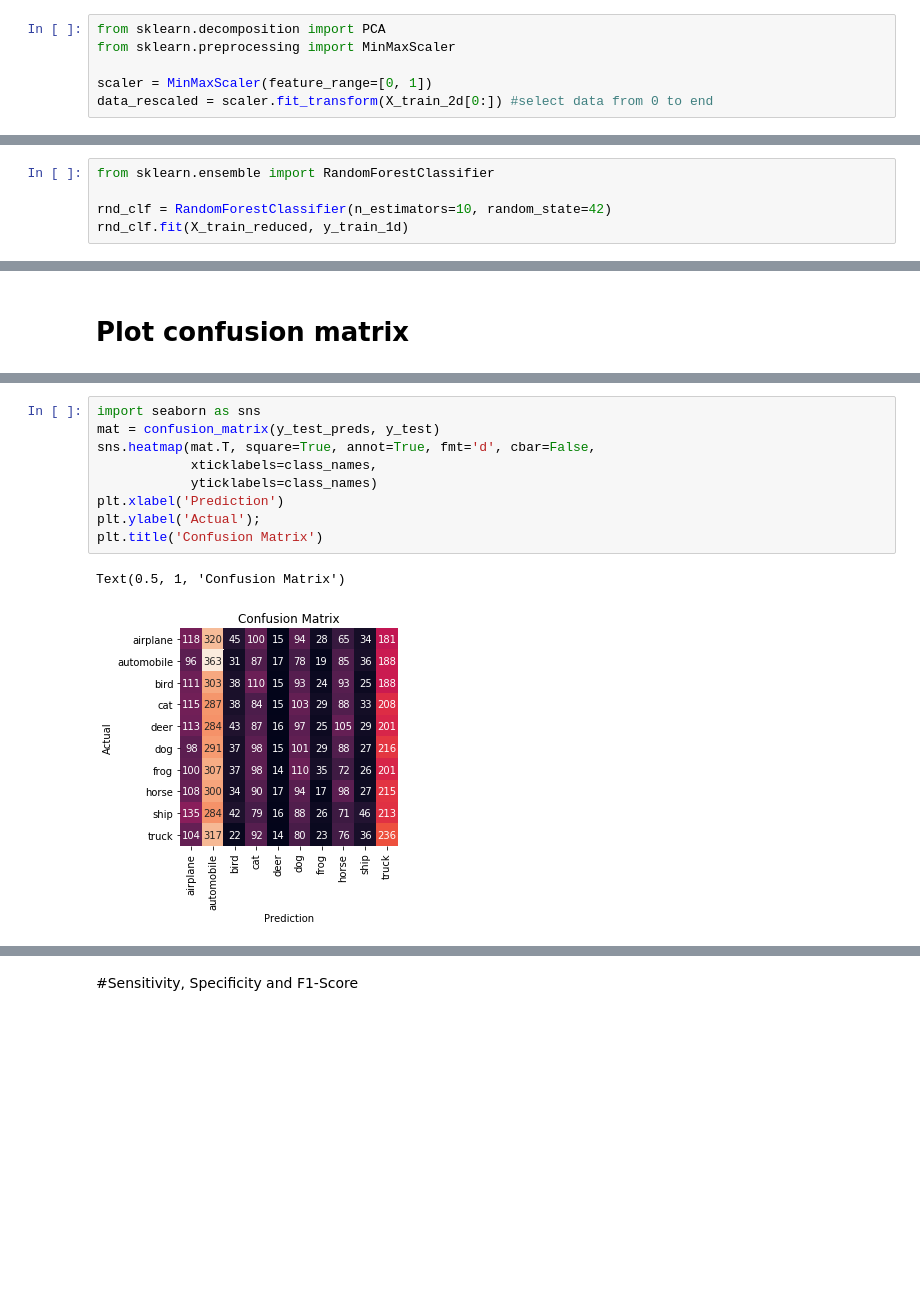
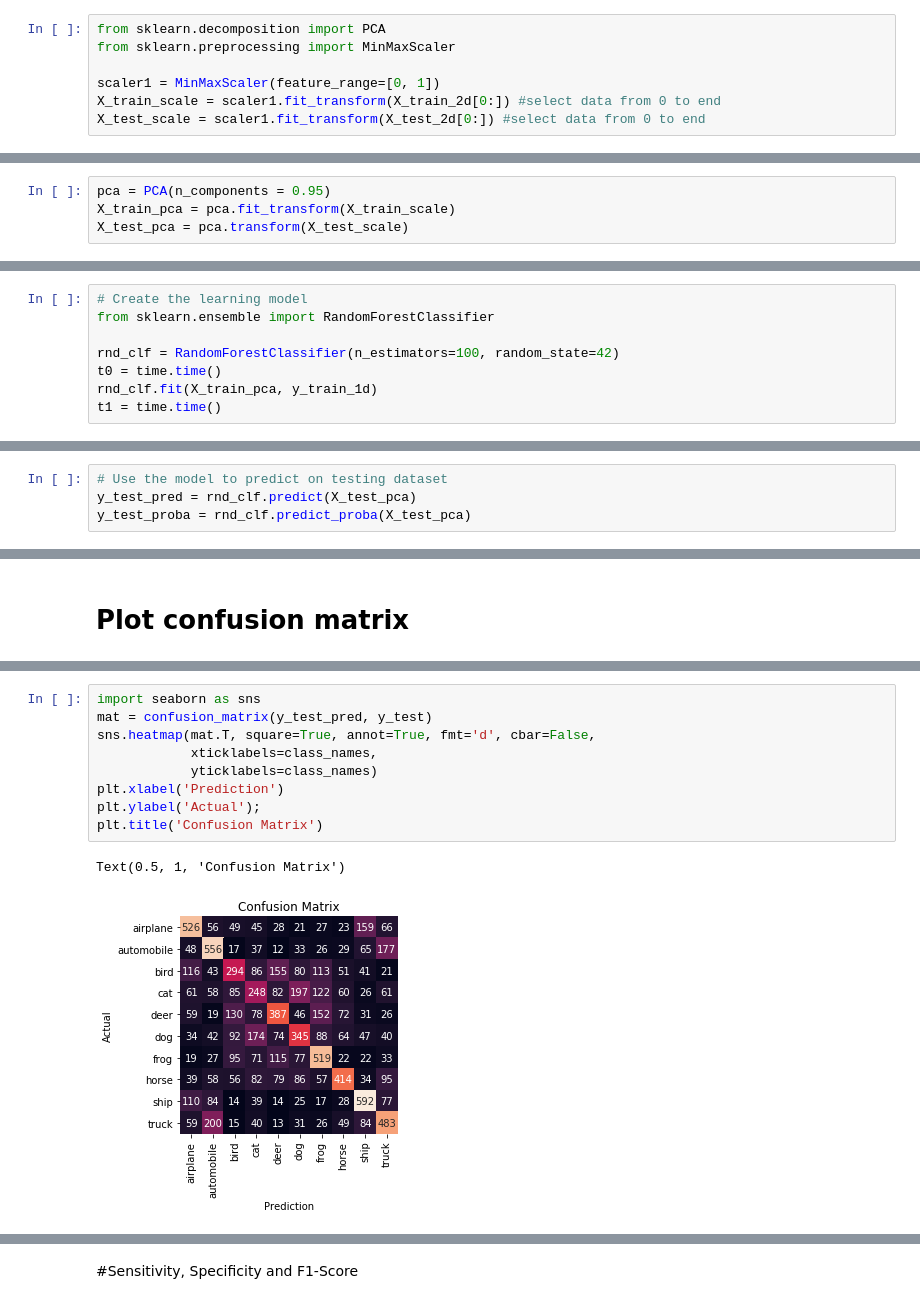
Before and after one commit to seansothey/DataScience-MachineLearning-Research, a Jupyter notebook: Project3.ipynb, the cells around one changed output, grey strips where cells are left out. Saved outputs shown, nothing was run; the diff lists cells and outputs as text; blank space fills up the shorter version.

```diff
--- a/Project3.ipynb
+++ b/Project3.ipynb
@@ -114,5 +108,6 @@ Choosing n-components
 from sklearn.decomposition import PCA
 from sklearn.preprocessing import MinMaxScaler
 
-scaler = MinMaxScaler(feature_range=[0, 1])
-data_rescaled = scaler.fit_transform(X_train_2d[0:]) #select data from 0 to end
+scaler1 = MinMaxScaler(feature_range=[0, 1])
+X_train_scale = scaler1.fit_transform(X_train_2d[0:]) #select data from 0 to end
+X_test_scale = scaler1.fit_transform(X_test_2d[0:]) #select data from 0 to end
@@ -140 +114,5 @@ X_test_reduced = pca.transform(X_test_2d)
+# %%
+pca = PCA(n_components = 0.95)
+X_train_pca = pca.fit_transform(X_train_scale)
+X_test_pca = pca.transform(X_test_scale)
 # %%
@@ -148,5 +138,8 @@ Now, we have a new dataset (50000, 500) which reduce from (50000, 3072)
 # %%
+# Create the learning model
 from sklearn.ensemble import RandomForestClassifier
 
-rnd_clf = RandomForestClassifier(n_estimators=10, random_state=42)
-rnd_clf.fit(X_train_reduced, y_train_1d)
+rnd_clf = RandomForestClassifier(n_estimators=100, random_state=42)
+t0 = time.time()
+rnd_clf.fit(X_train_pca, y_train_1d)
+t1 = time.time()
@@ -169 +152,5 @@ y_train_preds = rnd_clf.predict(X_train_reduced)
+# %%
+# Use the model to predict on testing dataset
+y_test_pred = rnd_clf.predict(X_test_pca)
+y_test_proba = rnd_clf.predict_proba(X_test_pca)
 # %%
@@ -216,12 +217,12 @@ Text(0.5, 15.0, 'Predicted label')
 # %%
 import seaborn as sns
-mat = confusion_matrix(y_test_preds, y_test)
+mat = confusion_matrix(y_test_pred, y_test)
 sns.heatmap(mat.T, square=True, annot=True, fmt='d', cbar=False,
             xticklabels=class_names,
             yticklabels=class_names)
 plt.xlabel('Prediction')
 plt.ylabel('Actual');
 plt.title('Confusion Matrix')
 # %% [output]
 Text(0.5, 1, 'Confusion Matrix')
-[figure, old version]
+[figure, new version]
```
Also changed, not shown: parts of 94 cells of this notebook.
